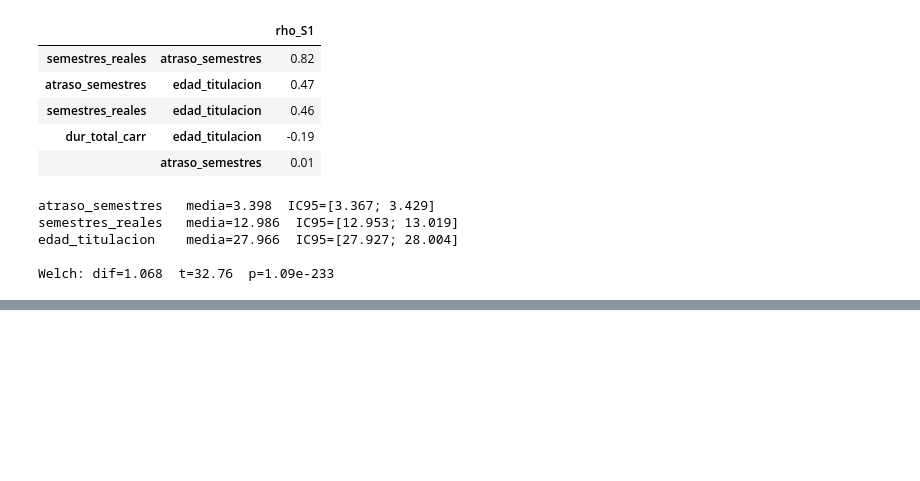
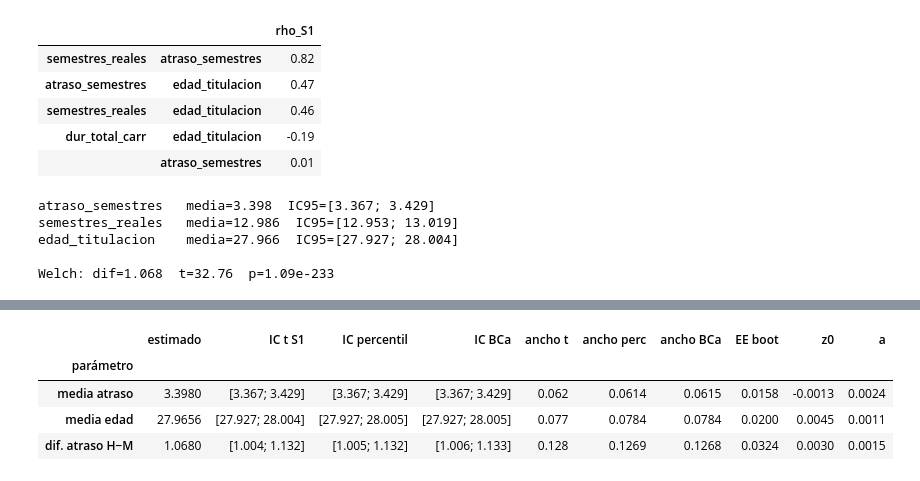
Before and after one commit to Feroroman/sumativa1-f2-mcdi501, a Jupyter notebook: S2/notebooks/Sumativa2_F3_Titulados.ipynb, the cells around one changed output, grey strips where cells are left out. Saved outputs shown, nothing was run; the diff lists cells and outputs as text; code cells hidden in the pictures; blank space fills up the shorter version.

```diff
--- a/S2/notebooks/Sumativa2_F3_Titulados.ipynb
+++ b/S2/notebooks/Sumativa2_F3_Titulados.ipynb
@@ -150,0 +191,41 @@ Welch: dif=1.068  t=32.76  p=1.09e-233
+# %%
+x_atraso = df["atraso_semestres"].dropna().to_numpy()
+x_edad   = df["edad_titulacion"].dropna().to_numpy()
+h = df.loc[df["sexo"] == "Hombre", "atraso_semestres"].dropna().to_numpy()
+m = df.loc[df["sexo"] == "Mujer",  "atraso_semestres"].dropna().to_numpy()
+
+# Diferencia de medias: se remuestrea cada grupo por separado (bootstrap estratificado)
+boot = {
+    "media atraso": (x_atraso.mean(), boot_media(x_atraso), jack_media(x_atraso)),
+    "media edad":   (x_edad.mean(),   boot_media(x_edad),   jack_media(x_edad)),
+    "dif. atraso H−M": (h.mean() - m.mean(),
+                        boot_media(h) - boot_media(m),
+                        np.concatenate([jack_media(h) - m.mean(), h.mean() - jack_media(m)])),
+}
+
+ic_s1 = {
+    "media atraso":    (S1_IC_MEDIA.loc["atraso_semestres", "IC95_inf"], S1_IC_MEDIA.loc["atraso_semestres", "IC95_sup"]),
+    "media edad":      (S1_IC_MEDIA.loc["edad_titulacion", "IC95_inf"],  S1_IC_MEDIA.loc["edad_titulacion", "IC95_sup"]),
+    "dif. atraso H−M": (S1_WELCH["IC95_inf"], S1_WELCH["IC95_sup"]),
+}
+
+filas = []
+for nombre, (theta, reps, jack) in boot.items():
+    perc = ic_percentil(reps)
+    bca, z0, a = ic_bca(reps, theta, jack)
+    t_inf, t_sup = ic_s1[nombre]
+    filas.append({"parámetro": nombre, "estimado": theta,
+                  "IC t S1": f"[{t_inf:.3f}; {t_sup:.3f}]",
+                  "IC percentil": f"[{perc[0]:.3f}; {perc[1]:.3f}]",
+                  "IC BCa": f"[{bca[0]:.3f}; {bca[1]:.3f}]",
+                  "ancho t": t_sup - t_inf, "ancho perc": perc[1] - perc[0], "ancho BCa": bca[1] - bca[0],
+                  "EE boot": reps.std(ddof=1), "z0": z0, "a": a})
+
+tabla_boot = pd.DataFrame(filas).set_index("parámetro")
+tabla_boot.round(4)
+# %% [output]
+|  | estimado | IC t S1 | IC percentil | IC BCa | ancho t | ancho perc | ancho BCa | EE boot | z0 | a |
+| parámetro |  |  |  |  |  |  |  |  |  |  |
+| media atraso | 3.3980 | [3.367; 3.429] | [3.367; 3.429] | [3.367; 3.429] | 0.062 | 0.0614 | 0.0615 | 0.0158 | -0.0013 | 0.0024 |
+| media edad | 27.9656 | [27.927; 28.004] | [27.927; 28.005] | [27.927; 28.005] | 0.077 | 0.0784 | 0.0784 | 0.0200 | 0.0045 | 0.0011 |
+| dif. atraso H−M | 1.0680 | [1.004; 1.132] | [1.005; 1.132] | [1.006; 1.133] | 0.128 | 0.1269 | 0.1268 | 0.0324 | 0.0030 | 0.0015 |
```
Also changed, not shown: parts of 4 cells of this notebook.
